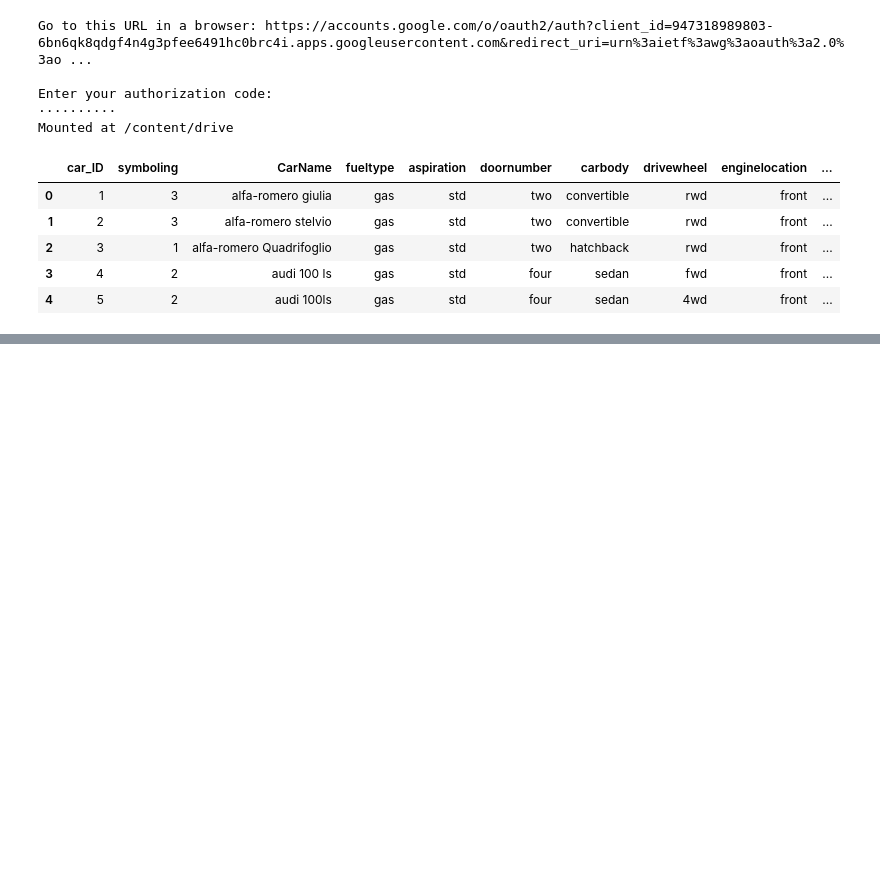
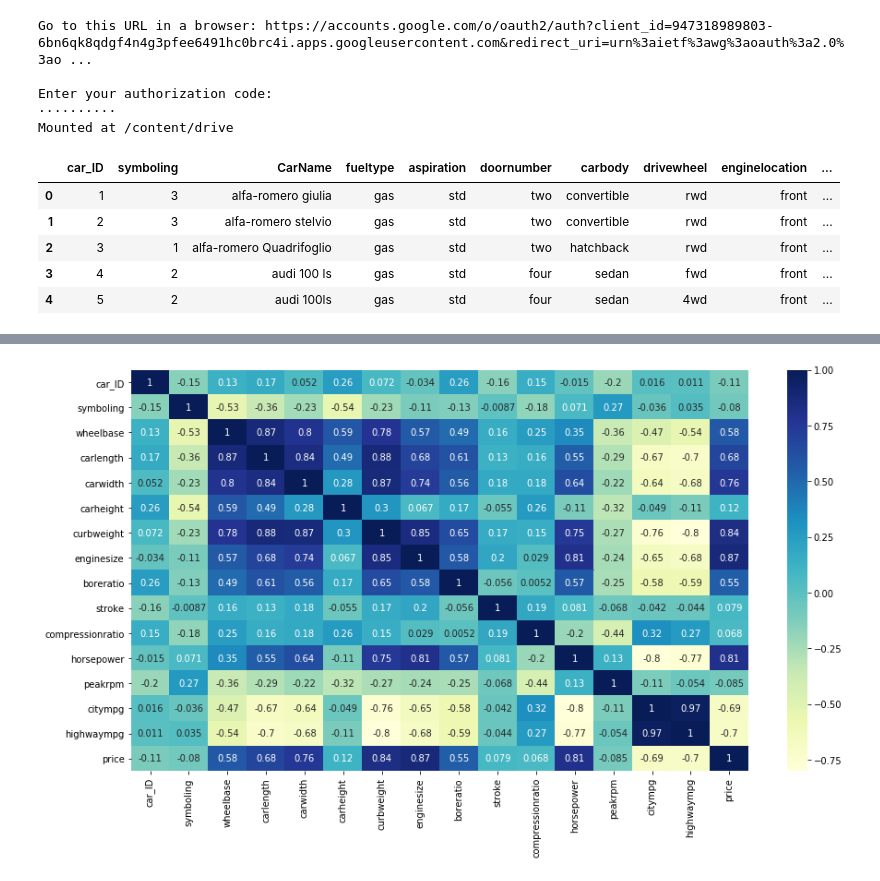
Before and after one commit to HemantTiwariGitHub/IntelligenceCodes, a Jupyter notebook: CarPriceAssignment.ipynb, the cells around one changed output, grey strips where cells are left out. Saved outputs shown, nothing was run; the diff lists cells and outputs as text; code cells hidden in the pictures; blank space fills up the shorter version.

```diff
--- a/CarPriceAssignment.ipynb
+++ b/CarPriceAssignment.ipynb
@@ -28,0 +68,6 @@ carPrices.head()
+# %%
+plt.figure(figsize=(15,8))
+sns.heatmap(carPrices.corr(), cmap="YlGnBu", annot = True)
+plt.show()
+# %% [output]
+[figure, added]
```
Also changed, not shown: parts of 6 cells of this notebook.
